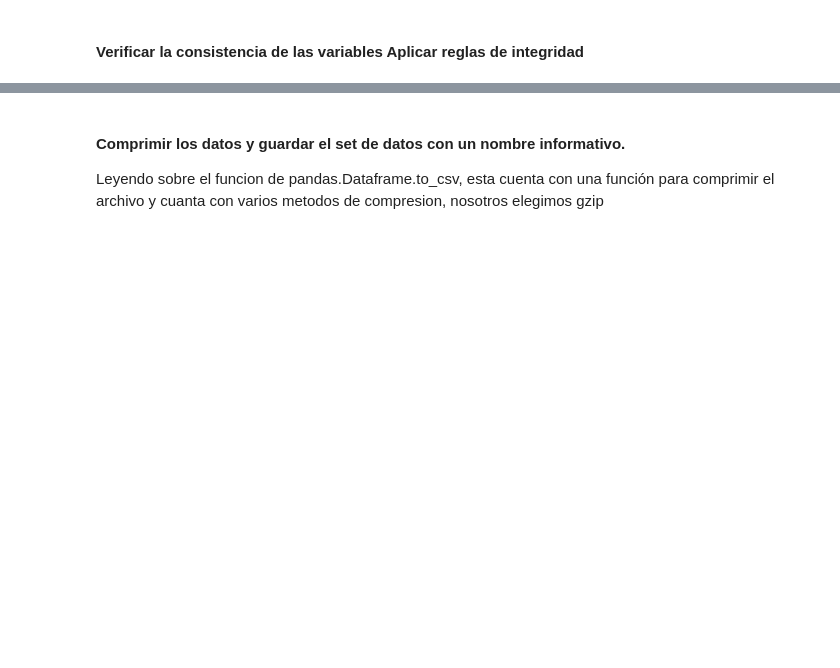
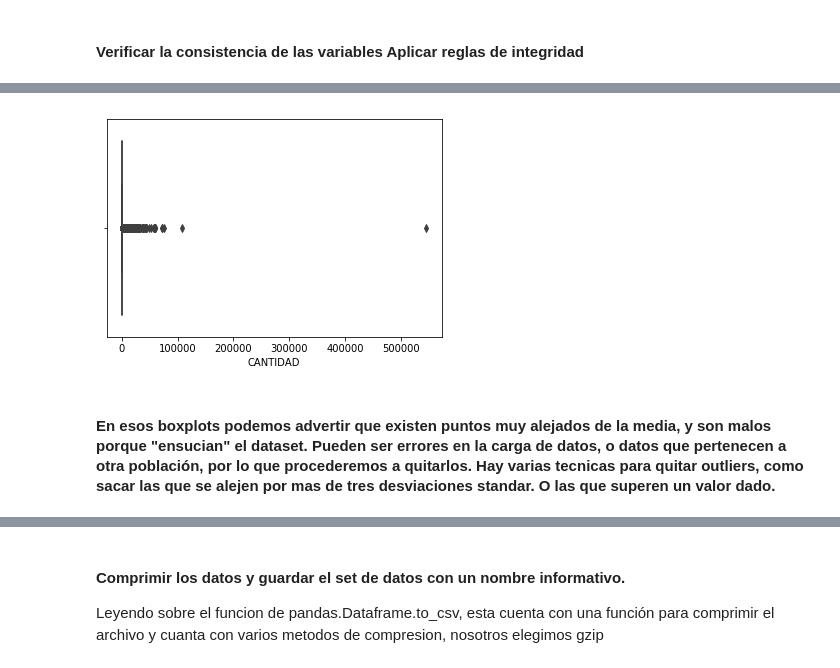
Before and after one commit to david-gonzalez/diplodatos, a Jupyter notebook: analisis_exploratorio_y_curacion_de_datos/Laboratorios/Limpieza De Datos/Laboratorio Limpieza de Datos.ipynb, the cells around one changed output, grey strips where cells are left out. Drawn from its saved outputs; the diff is of its cells as text; code cells hidden in the pictures; blank space fills up the shorter version.

```diff
--- a/analisis_exploratorio_y_curacion_de_datos/Laboratorios/Limpieza De Datos/Laboratorio Limpieza de Datos.ipynb
+++ b/analisis_exploratorio_y_curacion_de_datos/Laboratorios/Limpieza De Datos/Laboratorio Limpieza de Datos.ipynb
@@ -294,0 +354,6 @@ ventas_df.head()
+# %%
+sns.boxplot(ventas_df["CANTIDAD"].astype(np.float));
+# %% [output]
+[figure, added]
+# %% [markdown]
+#### En esos boxplots podemos advertir que existen puntos muy alejados de la media, y son malos porque "ensucian" el dataset. Pueden ser errores en la carga de datos, o datos que pertenecen a otra población, por lo que procederemos a quitarlos. Hay varias tecnicas para quitar outliers, como sacar las que se alejen por mas de tres desviaciones standar. O las que superen un valor dado.
```
Also changed, not shown: parts of 24 cells of this notebook.
